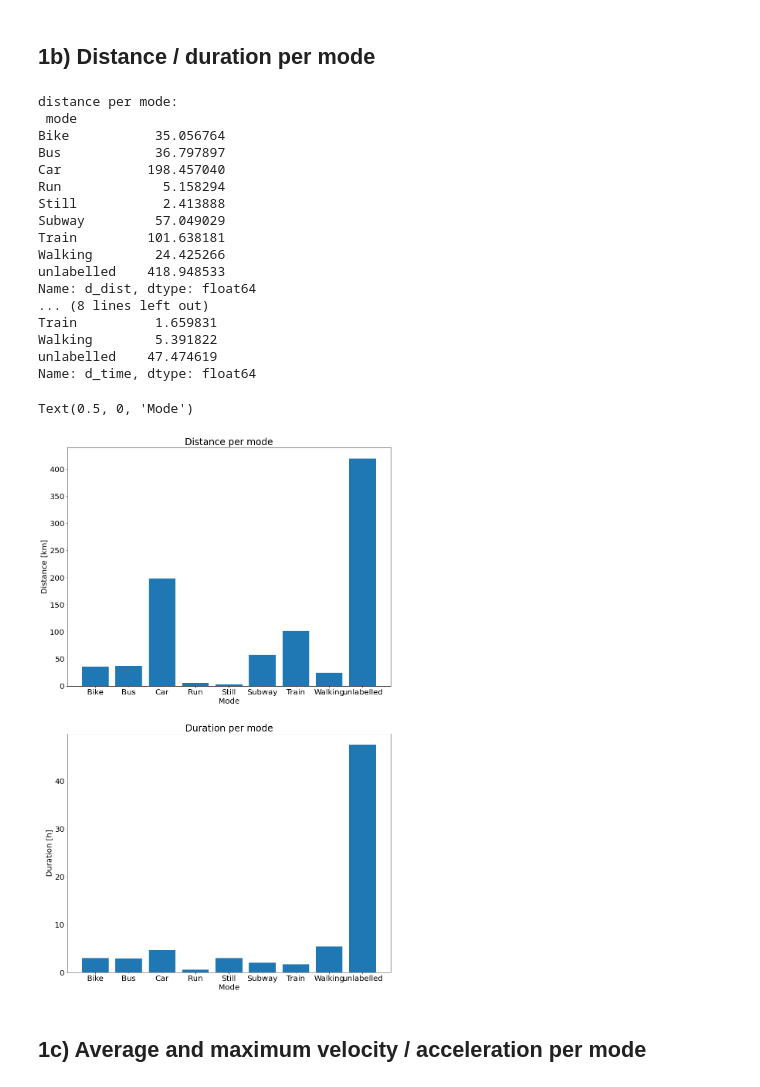
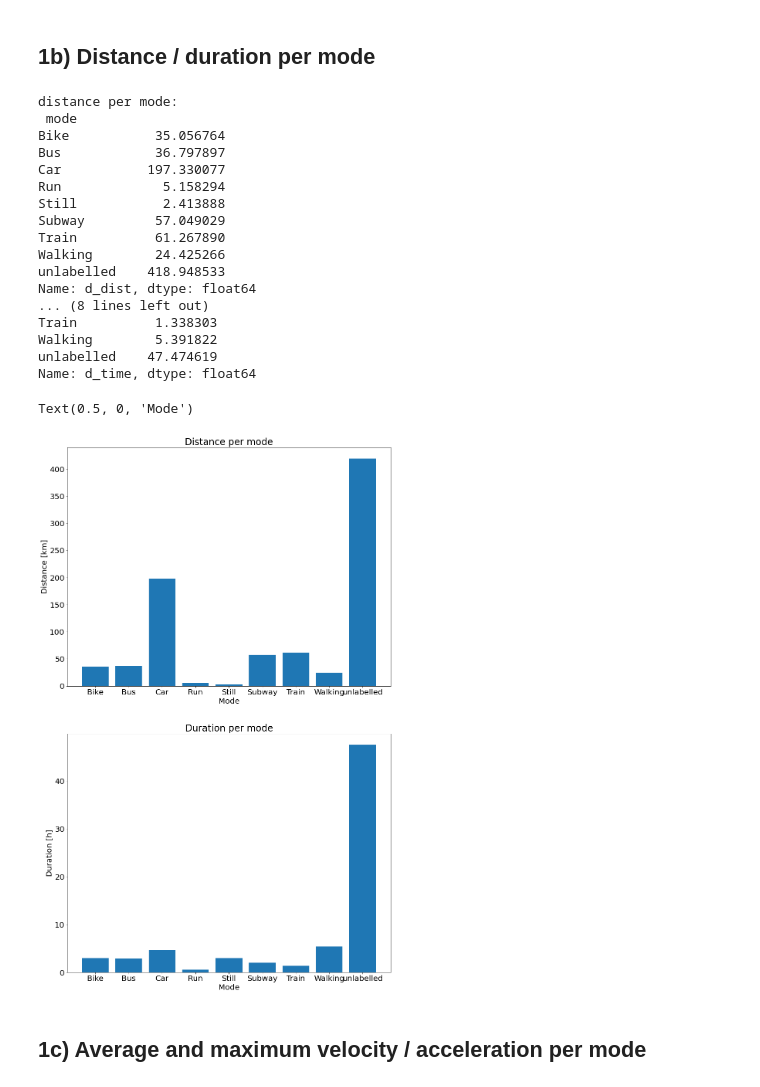
Before and after one commit to Eisoc/MDA0208, a Jupyter notebook: Visualization_I_Xiongzun.ipynb, the cells around one changed output. Cells and saved outputs as stored; diff of their text form; code cells hidden in the pictures.

```diff
--- a/Visualization_I_Xiongzun.ipynb
+++ b/Visualization_I_Xiongzun.ipynb
@@ -129,7 +129,7 @@ for i in var:
         q3=gdf_w_unlabel[i].quantile(0.75)
         IQR=q3-q1
         preLen = len(gdf_w_unlabel)
-        gdf_m = gdf_w_unlabel[~((gdf_w_unlabel[i]<(q1-4*IQR)) | (gdf_w_unlabel[i]>(q3+4*IQR)))]
+        gdf_m = gdf_w_unlabel[~((gdf_w_unlabel[i]<(q1-3*IQR)) | (gdf_w_unlabel[i]>(q3+3*IQR)))]
         newLen = len(gdf_m)
         gdf1 = gdf1.merge(gdf_m, how='right')
         print(i,preLen-newLen)
@@ -198,35 +199,37 @@ Text(0.5, 0, 'Mode')
 # %%
 print('distance per mode:\n',gdf_o_outlier.groupby('mode')['d_dist'].sum()/1000)
 print('duration per mode:\n',gdf_o_outlier.groupby('mode')['d_time'].sum()/3600)
+(gdf_o_outlier.groupby('mode')['d_dist'].sum()/1000).to_csv("distance_per_mode.csv")
+(gdf_o_outlier.groupby('mode')['d_time'].sum()/3600).to_csv("duration_per_mode.csv")
 fig,ax= plt.subplots(2,figsize=(15,25))
 ax[0].bar(gdf_o_outlier.groupby('mode')['d_dist'].sum().index,gdf_o_outlier.groupby('mode')['d_dist'].sum()[:]/1000)
 ax[0].set_title('Distance per mode')
 ax[0].set_ylabel("Distance [km]")
 ax[0].set_xlabel("Mode")
 ax[1].bar(gdf_o_outlier.groupby('mode')['d_time'].sum().index,gdf_o_outlier.groupby('mode')['d_time'].sum()[:]/3600)
 ax[1].set_title('Duration per mode')
 ax[1].set_ylabel("Duration [h]")
 ax[1].set_xlabel("Mode")
 # %% [output]
 distance per mode:
  mode
 Bike           35.056764
 Bus            36.797897
-Car           198.457040
+Car           197.330077
 Run             5.158294
 Still           2.413888
 Subway         57.049029
-Train         101.638181
+Train          61.267890
 Walking        24.425266
 unlabelled    418.948533
 Name: d_dist, dtype: float64
 ... (8 lines left out)
-Train          1.659831
+Train          1.338303
 Walking        5.391822
 unlabelled    47.474619
 Name: d_time, dtype: float64
 Text(0.5, 0, 'Mode')
-[figure, old version]
+[figure, new version]
 # %% [markdown]
 ## 1c) Average and maximum velocity / acceleration per mode
 # %%
```
Also changed, not shown: parts of 9 cells of this notebook.
